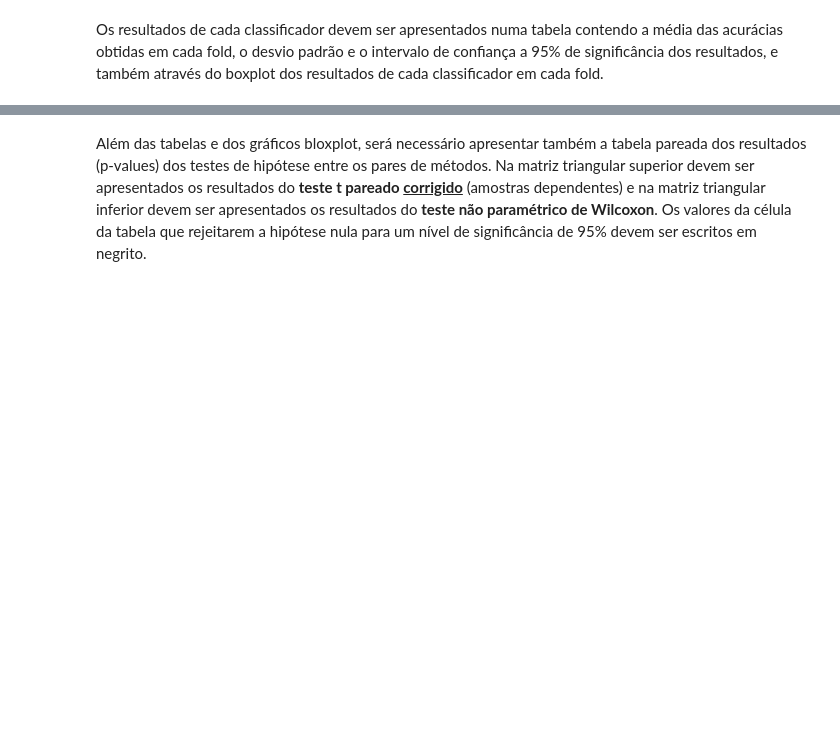
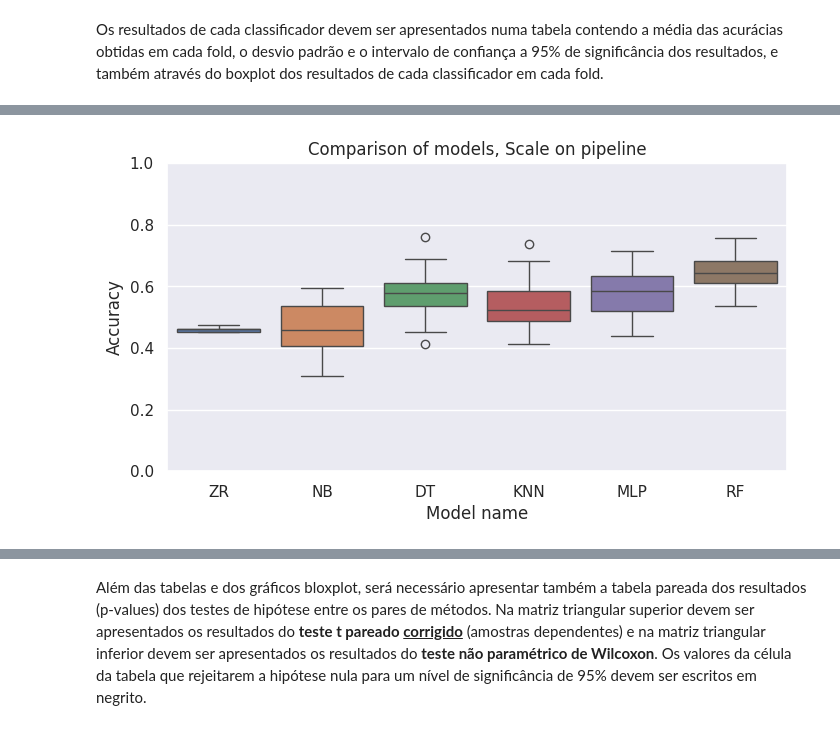
Before and after one commit to Henriquelay/AI-classes, a Jupyter notebook: Trab1/Trab1_Henrique_Layber.ipynb, the cells around one changed output, grey strips where cells are left out. Saved outputs shown, nothing was run; the diff lists cells and outputs as text; code cells hidden in the pictures; blank space fills up the shorter version.

```diff
--- a/Trab1/Trab1_Henrique_Layber.ipynb
+++ b/Trab1/Trab1_Henrique_Layber.ipynb
@@ -284,3 +341,23 @@ plt.show()
+# %%
+agg_pipeline_data = {
+    "ZR": zeroR_pipeline_scores,
+    "NB": naive_bayes_pipeline_scores,
+    "DT": decision_tree_pipeline_scores,
+    "KNN": knn_pipeline_scores,
+    "MLP": mlp_pipeline_scores,
+    "RF": rf_pipeline_scores,
+}
+
+sns.set_theme(rc={"figure.figsize": (8, 4)})
+fig, ax = plt.subplots()
+ax.set(ylim=(0, 1))
+ax.set_xlabel("Model name")
+sns.boxplot(data={k: v["raw"] for k, v in agg_pipeline_data.items()})
+plt.ylabel("Accuracy")
+plt.title("Comparison of models, Scale on pipeline")
+plt.show()
+# %% [output]
+[figure, added]
 # %%
 get_stat = lambda stat_name: [
     model_stats[stat_name] for model_name, model_stats in agg_data.items()
```
Also changed, not shown: parts of 14 cells of this notebook, 1 other file.
